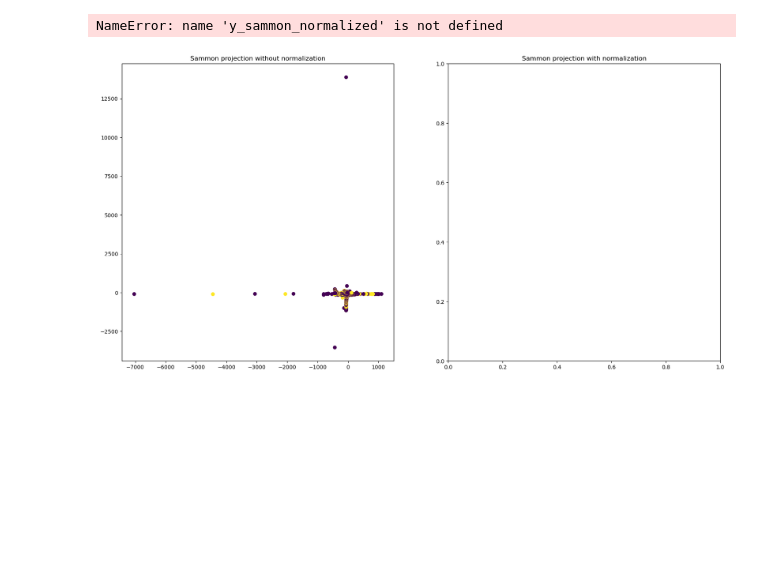
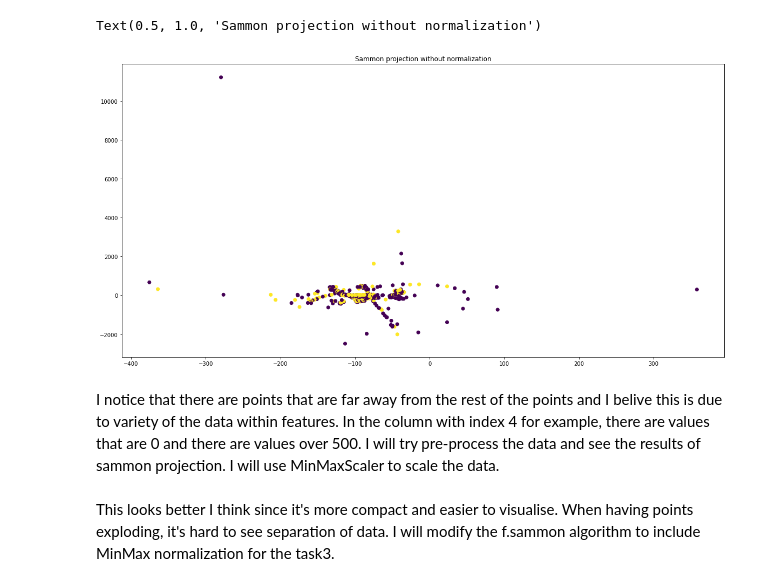
Before and after one commit to djolodjolo23/machine_learning_a4, a Jupyter notebook: Exercise2.ipynb, the cells around one changed output. Saved outputs shown, nothing was run; the diff lists cells and outputs as text; code cells hidden in the pictures; blank space fills up the shorter version.

Commit message:
Made changes in the code, sammon algorithm seems to be working fine now.

```diff
--- a/Exercise2.ipynb
+++ b/Exercise2.ipynb
@@ -4,5 +4,7 @@ import Functions as f
 import pandas as pd
 # %%
 data = pd.read_csv('data/diabetes.csv')
+# reduce samples to 600
+data = data.sample(600)
 X = data.drop('Outcome', axis=1).to_numpy()
 y = data['Outcome'].to_numpy()
@@ -13,6 +11,6 @@ X_normalized = scaler.fit_transform(X)
 # %%
 iterations = 100
 error = 0.0001
-alpha = 0.3
+alpha = 0.001
 # %%
 y_sammon = f.sammon(X, iterations, error, alpha)
@@ -21,10 +17,12 @@ y_sammon_normalized = f.sammon(X_normalized, iterations, error, alpha)
 # %%
 from matplotlib import pyplot as plt
-fig, ax = plt.subplots(1, 2, figsize=(20, 10))
-ax[0].scatter(y_sammon[:, 0], y_sammon[:, 1], c=y)
-ax[0].set_title('Sammon projection without normalization')
-ax[1].set_title('Sammon projection with normalization')
-ax[1].scatter(y_sammon_normalized[:, 0], y_sammon_normalized[:, 1], c=y)
+fig, ax = plt.subplots(1, figsize=(20, 10))
+ax.scatter(y_sammon[:, 0], y_sammon[:, 1], c=y)
+ax.set_title('Sammon projection without normalization')
 # %% [output]
-NameError: name 'y_sammon_normalized' is not defined
+Text(0.5, 1.0, 'Sammon projection without normalization')
-[figure, old version]
+[figure, new version]
+# %% [markdown]
+I notice that there are points that are far away from the rest of the points and I belive this is due to variety of the data within features. In the column with index 4 for example, there are values that are 0 and there are values over 500. I will try pre-process the data and see the results of sammon projection. I will use MinMaxScaler to scale the data.
+# %% [markdown]
+This looks better I think since it's more compact and easier to visualise. When having points exploding, it's hard to see separation of data. I will modify the f.sammon algorithm to include MinMax normalization for the task3.
```
Also changed, not shown: parts of 2 cells of this notebook, 2 other files.
